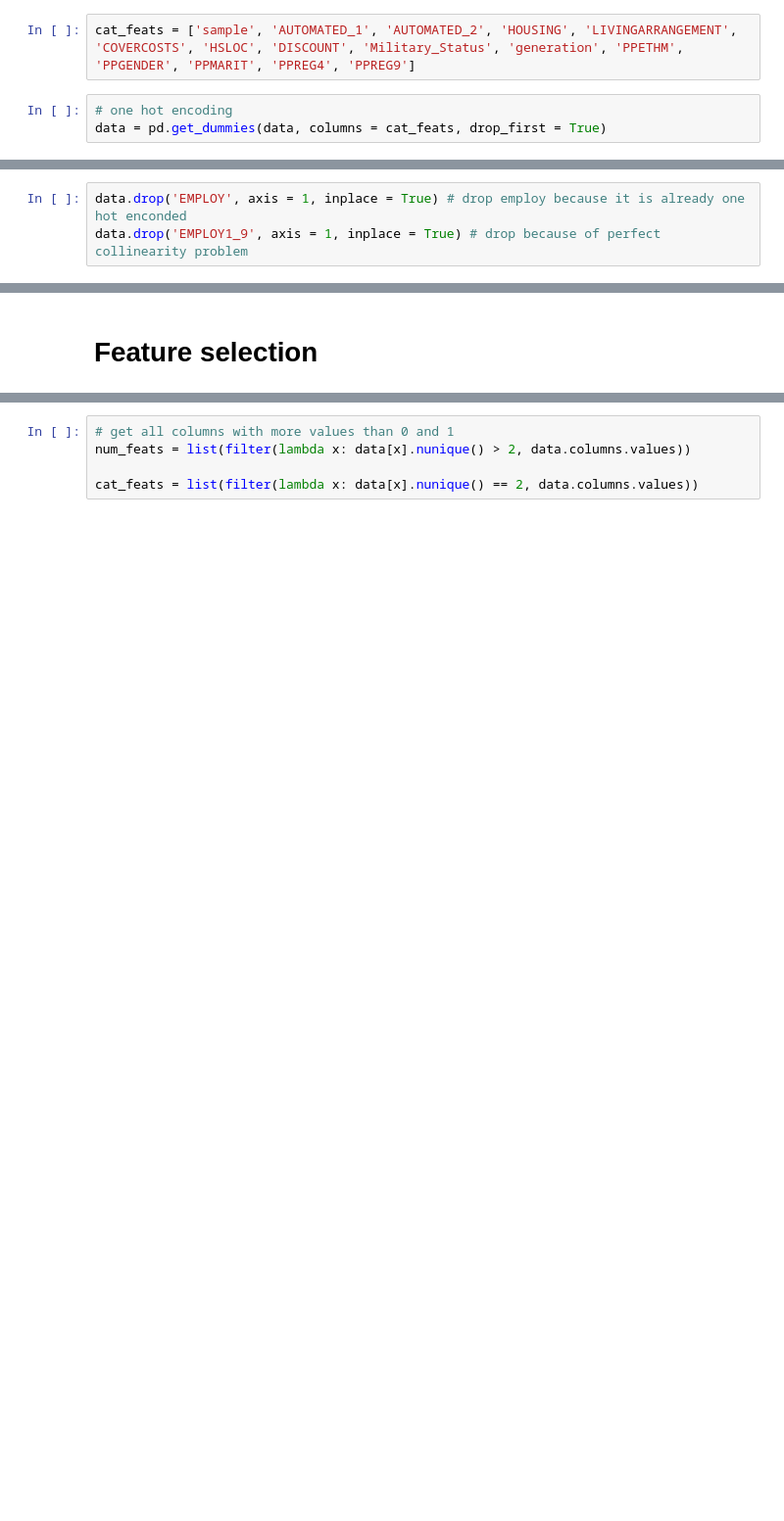
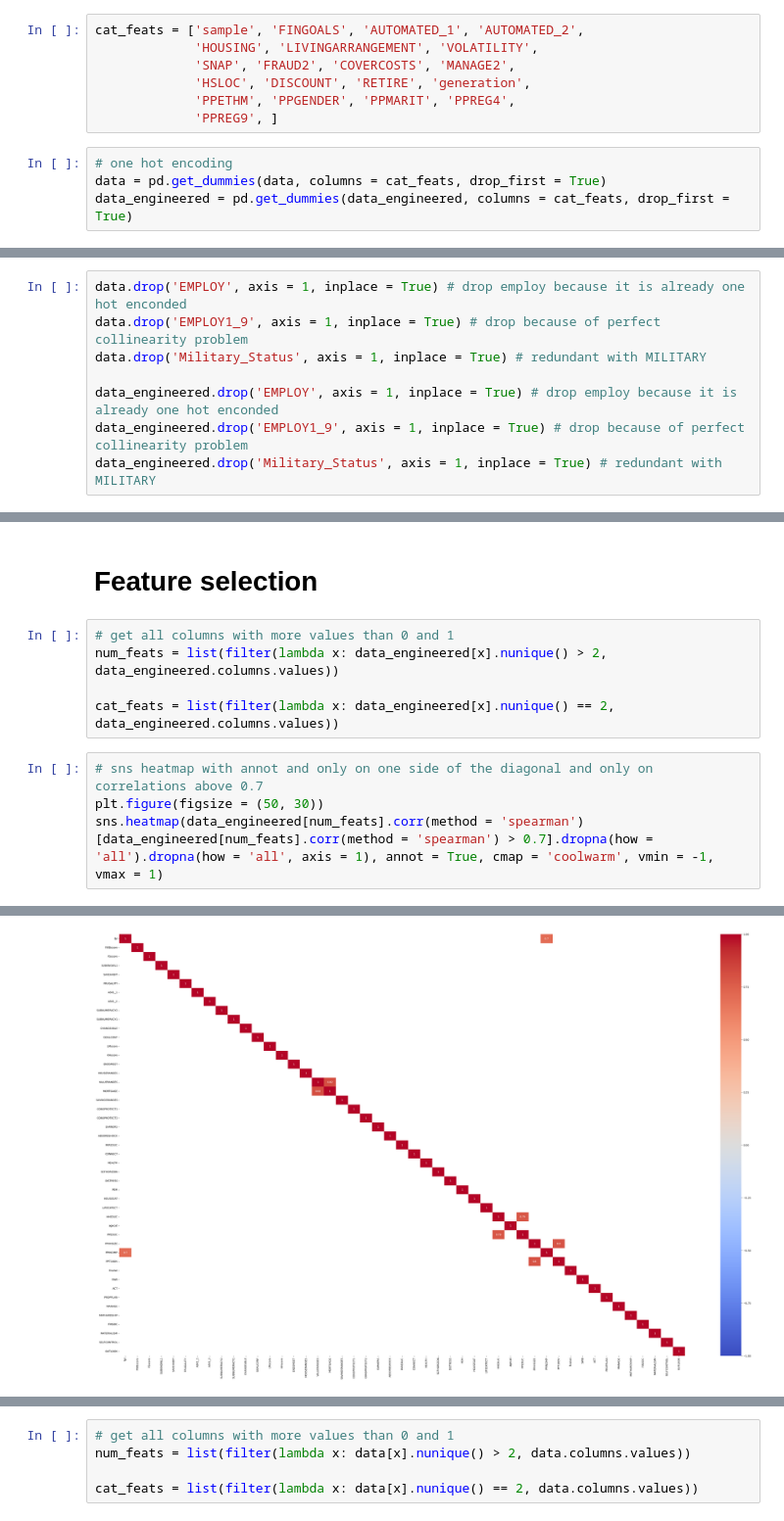
Before and after one commit to inesmcm26/ims_grant, a Jupyter notebook: preprocess.ipynb, the cells around one changed output, grey strips where cells are left out. Shown at 98% size. Cells and saved outputs as stored; diff of their text form; blank space fills up the shorter version.

```diff
--- a/preprocess.ipynb
+++ b/preprocess.ipynb
@@ -784,6 +1090,11 @@ data.shape
 # %%
-cat_feats = ['sample', 'AUTOMATED_1', 'AUTOMATED_2', 'HOUSING', 'LIVINGARRANGEMENT',
-'COVERCOSTS', 'HSLOC', 'DISCOUNT', 'Military_Status', 'generation', 'PPETHM', 'PPGENDER', 'PPMARIT', 'PPREG4', 'PPREG9']
+cat_feats = ['sample', 'FINGOALS', 'AUTOMATED_1', 'AUTOMATED_2',
+             'HOUSING', 'LIVINGARRANGEMENT', 'VOLATILITY',
+             'SNAP', 'FRAUD2', 'COVERCOSTS', 'MANAGE2',
+             'HSLOC', 'DISCOUNT', 'RETIRE', 'generation',
+             'PPETHM', 'PPGENDER', 'PPMARIT', 'PPREG4',
+             'PPREG9', ]
 # %%
 # one hot encoding
 data = pd.get_dummies(data, columns = cat_feats, drop_first = True)
+data_engineered = pd.get_dummies(data_engineered, columns = cat_feats, drop_first = True)
@@ -792,3 +1101,8 @@ data = pd.get_dummies(data, columns = cat_feats, drop_first = True)
 # %%
 data.drop('EMPLOY', axis = 1, inplace = True) # drop employ because it is already one hot enconded
 data.drop('EMPLOY1_9', axis = 1, inplace = True) # drop because of perfect collinearity problem
+data.drop('Military_Status', axis = 1, inplace = True) # redundant with MILITARY
+
+data_engineered.drop('EMPLOY', axis = 1, inplace = True) # drop employ because it is already one hot enconded
+data_engineered.drop('EMPLOY1_9', axis = 1, inplace = True) # drop because of perfect collinearity problem
+data_engineered.drop('Military_Status', axis = 1, inplace = True) # redundant with MILITARY
@@ -799,2 +1118,12 @@ data.shape
 # %% [markdown]
 # Feature selection
+# %%
+# get all columns with more values than 0 and 1
+num_feats = list(filter(lambda x: data_engineered[x].nunique() > 2, data_engineered.columns.values))
+
+cat_feats = list(filter(lambda x: data_engineered[x].nunique() == 2, data_engineered.columns.values))
+# %%
+# sns heatmap with annot and only on one side of the diagonal and only on correlations above 0.7
+plt.figure(figsize = (50, 30))
+sns.heatmap(data_engineered[num_feats].corr(method = 'spearman')[data_engineered[num_feats].corr(method = 'spearman') > 0.7].dropna(how = 'all').dropna(how = 'all', axis = 1), annot = True, cmap = 'coolwarm', vmin = -1, vmax = 1)
+# %% [output]
@@ -800,0 +1131 @@ data.shape
+[figure, added]
```
Also changed, not shown: parts of 136 cells of this notebook, 2 other files.
